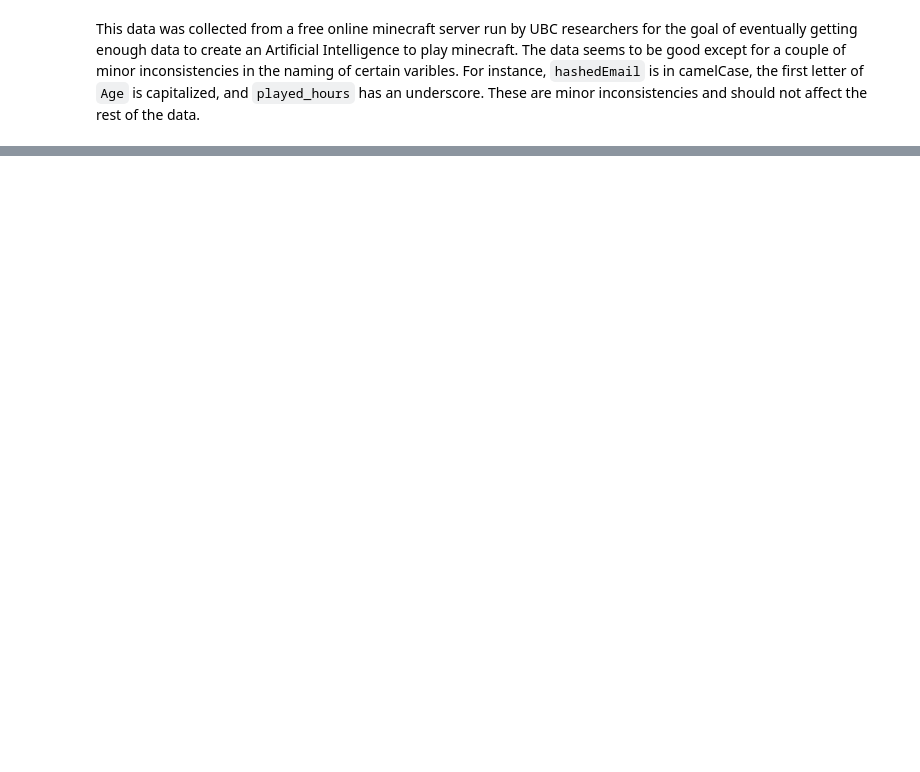
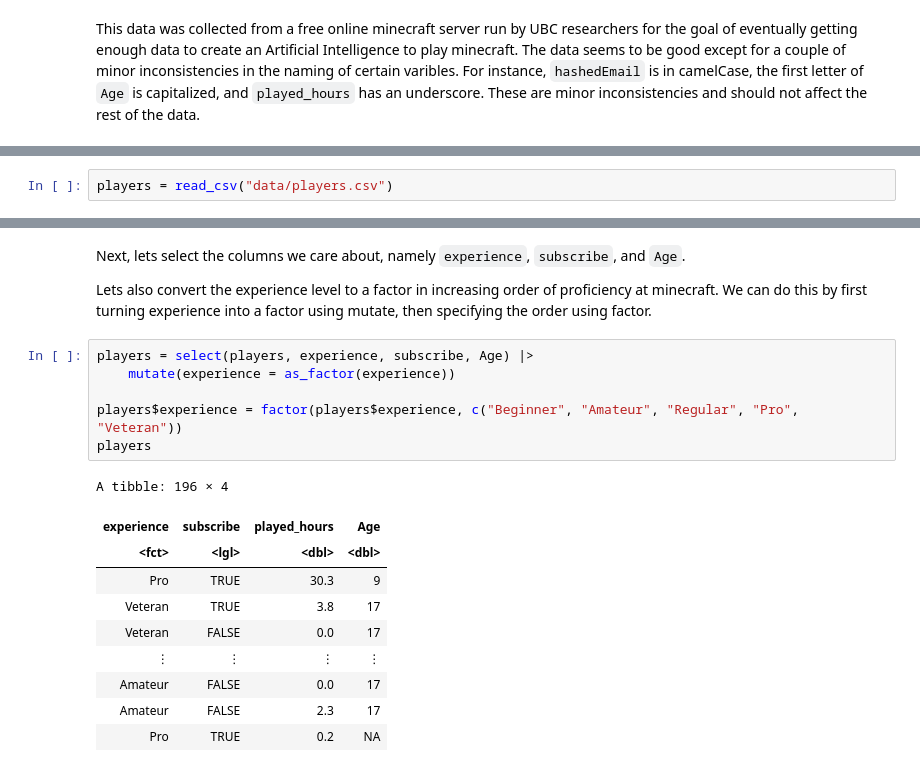
Before and after one commit to LucasEisenberg07/DSCI-100-Project, a Jupyter notebook: Project.ipynb, the cells around one changed output, grey strips where cells are left out. Cells and saved outputs as stored; diff of their text form; blank space fills up the shorter version.

````diff
--- a/Project.ipynb
+++ b/Project.ipynb
@@ -48,0 +53,2 @@ This data was collected from a free online minecraft server run by UBC researche
+# %%
+players = read_csv("data/players.csv")
@@ -48,0 +65,21 @@ This data was collected from a free online minecraft server run by UBC researche
+# %% [markdown]
+Next, lets select the columns we care about, namely ```experience```, ```subscribe```, and ```Age```.
+
+Lets also convert the experience level to a factor in increasing order of proficiency at minecraft. We can do this by first turning experience into a factor using mutate, then specifying the order using factor.
+# %%
+players = select(players, experience, subscribe, Age) |>
+    mutate(experience = as_factor(experience))
+
+players$experience = factor(players$experience, c("Beginner", "Amateur", "Regular", "Pro", "Veteran"))
+players
+# %% [output]
+A tibble: 196 × 4
+| experience | subscribe | played_hours | Age |
+| <fct> | <lgl> | <dbl> | <dbl> |
+| Pro | TRUE | 30.3 | 9 |
+| Veteran | TRUE | 3.8 | 17 |
+| Veteran | FALSE | 0.0 | 17 |
+| ⋮ | ⋮ | ⋮ | ⋮ |
+| Amateur | FALSE | 0.0 | 17 |
+| Amateur | FALSE | 2.3 | 17 |
+| Pro | TRUE | 0.2 | NA |
````
Also changed, not shown: parts of 7 cells of this notebook.
